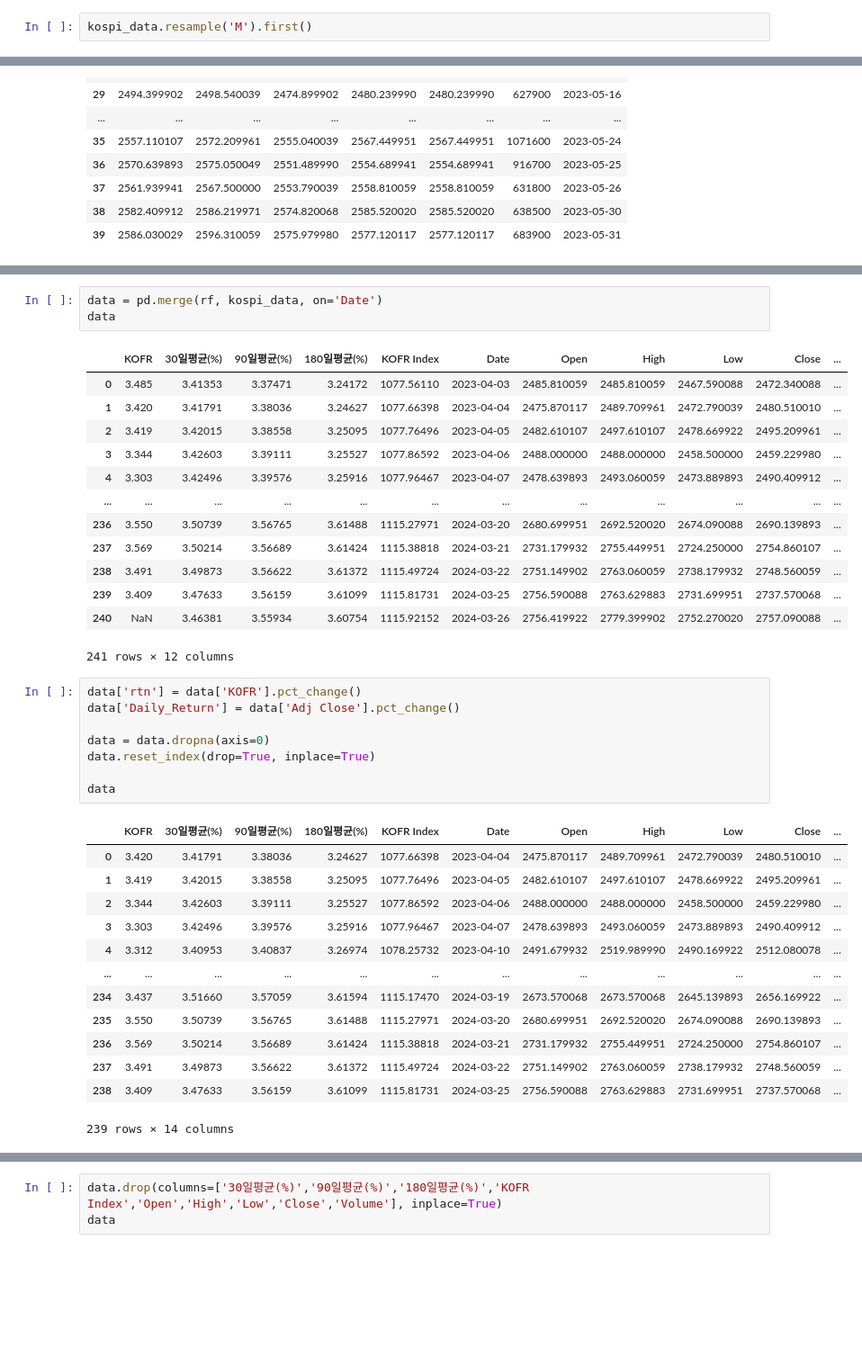
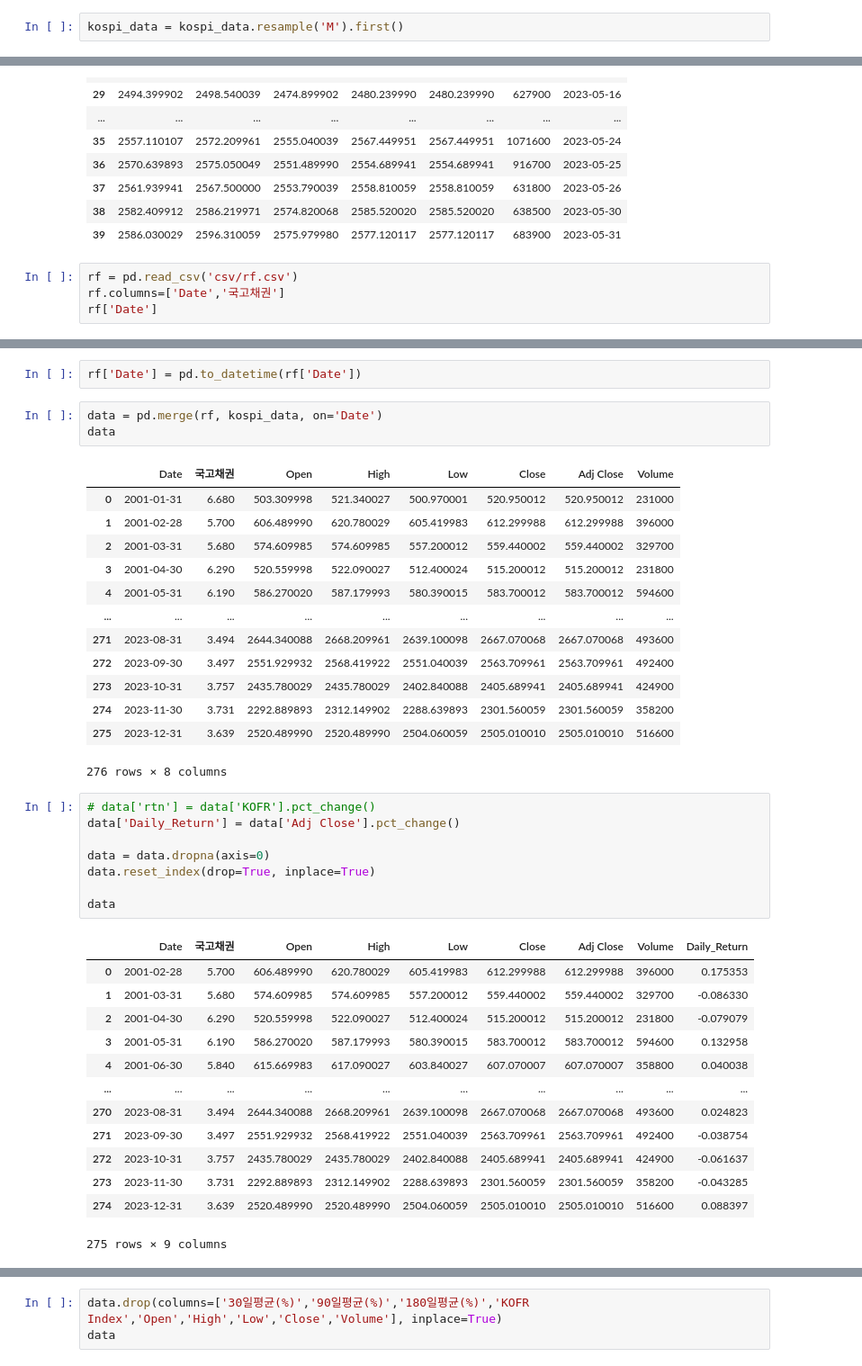
Before and after one commit to minxzzy/hackathon, a Jupyter notebook: 무위험수익률.ipynb, the cells around one changed output, grey strips where cells are left out. Shown at 90% size. Saved outputs shown, nothing was run; the diff lists cells and outputs as text; blank space fills up the shorter version.

```diff
--- a/무위험수익률.ipynb
+++ b/무위험수익률.ipynb
@@ -30,4 +30,4 @@ kospi_data = yf.download('^KS11', start=start_date, end=end_date)
 # %% [output]
 [*********************100%%**********************]  1 of 1 completed
 # %%
-kospi_data.resample('M').first()
+kospi_data = kospi_data.resample('M').first()
@@ -84,3 +69,7 @@ kospi_data[kospi_data['Date'].between('2023-05-01','2023-05-31')]
 | 37 | 2561.939941 | 2567.500000 | 2553.790039 | 2558.810059 | 2558.810059 | 631800 | 2023-05-26 |
 | 38 | 2582.409912 | 2586.219971 | 2574.820068 | 2585.520020 | 2585.520020 | 638500 | 2023-05-30 |
 | 39 | 2586.030029 | 2596.310059 | 2575.979980 | 2577.120117 | 2577.120117 | 683900 | 2023-05-31 |
+# %%
+rf = pd.read_csv('csv/rf.csv')
+rf.columns=['Date','국고채권']
+rf['Date']
@@ -87,39 +89,41 @@ kospi_data[kospi_data['Date'].between('2023-05-01','2023-05-31')]
+# %%
+rf['Date'] = pd.to_datetime(rf['Date'])
 # %%
 data = pd.merge(rf, kospi_data, on='Date')
 data
 # %% [output]
-|  | KOFR | 30일평균(%) | 90일평균(%) | 180일평균(%) | KOFR Index | Date | Open | High | Low | Close | ... |
-| 0 | 3.485 | 3.41353 | 3.37471 | 3.24172 | 1077.56110 | 2023-04-03 | 2485.810059 | 2485.810059 | 2467.590088 | 2472.340088 | ... |
-| 1 | 3.420 | 3.41791 | 3.38036 | 3.24627 | 1077.66398 | 2023-04-04 | 2475.870117 | 2489.709961 | 2472.790039 | 2480.510010 | ... |
-| 2 | 3.419 | 3.42015 | 3.38558 | 3.25095 | 1077.76496 | 2023-04-05 | 2482.610107 | 2497.610107 | 2478.669922 | 2495.209961 | ... |
-| 3 | 3.344 | 3.42603 | 3.39111 | 3.25527 | 1077.86592 | 2023-04-06 | 2488.000000 | 2488.000000 | 2458.500000 | 2459.229980 | ... |
-| 4 | 3.303 | 3.42496 | 3.39576 | 3.25916 | 1077.96467 | 2023-04-07 | 2478.639893 | 2493.060059 | 2473.889893 | 2490.409912 | ... |
-| ... | ... | ... | ... | ... | ... | ... | ... | ... | ... | ... | ... |
-| 236 | 3.550 | 3.50739 | 3.56765 | 3.61488 | 1115.27971 | 2024-03-20 | 2680.699951 | 2692.520020 | 2674.090088 | 2690.139893 | ... |
-| 237 | 3.569 | 3.50214 | 3.56689 | 3.61424 | 1115.38818 | 2024-03-21 | 2731.179932 | 2755.449951 | 2724.250000 | 2754.860107 | ... |
-| 238 | 3.491 | 3.49873 | 3.56622 | 3.61372 | 1115.49724 | 2024-03-22 | 2751.149902 | 2763.060059 | 2738.179932 | 2748.560059 | ... |
-| 239 | 3.409 | 3.47633 | 3.56159 | 3.61099 | 1115.81731 | 2024-03-25 | 2756.590088 | 2763.629883 | 2731.699951 | 2737.570068 | ... |
-| 240 | NaN | 3.46381 | 3.55934 | 3.60754 | 1115.92152 | 2024-03-26 | 2756.419922 | 2779.399902 | 2752.270020 | 2757.090088 | ... |
+|  | Date | 국고채권 | Open | High | Low | Close | Adj Close | Volume |
+| 0 | 2001-01-31 | 6.680 | 503.309998 | 521.340027 | 500.970001 | 520.950012 | 520.950012 | 231000 |
+| 1 | 2001-02-28 | 5.700 | 606.489990 | 620.780029 | 605.419983 | 612.299988 | 612.299988 | 396000 |
+| 2 | 2001-03-31 | 5.680 | 574.609985 | 574.609985 | 557.200012 | 559.440002 | 559.440002 | 329700 |
+| 3 | 2001-04-30 | 6.290 | 520.559998 | 522.090027 | 512.400024 | 515.200012 | 515.200012 | 231800 |
+| 4 | 2001-05-31 | 6.190 | 586.270020 | 587.179993 | 580.390015 | 583.700012 | 583.700012 | 594600 |
+| ... | ... | ... | ... | ... | ... | ... | ... | ... |
+| 271 | 2023-08-31 | 3.494 | 2644.340088 | 2668.209961 | 2639.100098 | 2667.070068 | 2667.070068 | 493600 |
+| 272 | 2023-09-30 | 3.497 | 2551.929932 | 2568.419922 | 2551.040039 | 2563.709961 | 2563.709961 | 492400 |
+| 273 | 2023-10-31 | 3.757 | 2435.780029 | 2435.780029 | 2402.840088 | 2405.689941 | 2405.689941 | 424900 |
+| 274 | 2023-11-30 | 3.731 | 2292.889893 | 2312.149902 | 2288.639893 | 2301.560059 | 2301.560059 | 358200 |
+| 275 | 2023-12-31 | 3.639 | 2520.489990 | 2520.489990 | 2504.060059 | 2505.010010 | 2505.010010 | 516600 |
-241 rows × 12 columns
+276 rows × 8 columns
 # %%
-data['rtn'] = data['KOFR'].pct_change()
+# data['rtn'] = data['KOFR'].pct_change()
 data['Daily_Return'] = data['Adj Close'].pct_change()
 
 data = data.dropna(axis=0)
 data.reset_index(drop=True, inplace=True)
 
 data
 # %% [output]
-|  | KOFR | 30일평균(%) | 90일평균(%) | 180일평균(%) | KOFR Index | Date | Open | High | Low | Close | ... |
-| 0 | 3.420 | 3.41791 | 3.38036 | 3.24627 | 1077.66398 | 2023-04-04 | 2475.870117 | 2489.709961 | 2472.790039 | 2480.510010 | ... |
-| 1 | 3.419 | 3.42015 | 3.38558 | 3.25095 | 1077.76496 | 2023-04-05 | 2482.610107 | 2497.610107 | 2478.669922 | 2495.209961 | ... |
-| 2 | 3.344 | 3.42603 | 3.39111 | 3.25527 | 1077.86592 | 2023-04-06 | 2488.000000 | 2488.000000 | 2458.500000 | 2459.229980 | ... |
-| 3 | 3.303 | 3.42496 | 3.39576 | 3.25916 | 1077.96467 | 2023-04-07 | 2478.639893 | 2493.060059 | 2473.889893 | 2490.409912 | ... |
-| 4 | 3.312 | 3.40953 | 3.40837 | 3.26974 | 1078.25732 | 2023-04-10 | 2491.679932 | 2519.989990 | 2490.169922 | 2512.080078 | ... |
-| ... | ... | ... | ... | ... | ... | ... | ... | ... | ... | ... | ... |
-| 234 | 3.437 | 3.51660 | 3.57059 | 3.61594 | 1115.17470 | 2024-03-19 | 2673.570068 | 2673.570068 | 2645.139893 | 2656.169922 | ... |
-| 235 | 3.550 | 3.50739 | 3.56765 | 3.61488 | 1115.27971 | 2024-03-20 | 2680.699951 | 2692.520020 | 2674.090088 | 2690.139893 | ... |
-| 236 | 3.569 | 3.50214 | 3.56689 | 3.61424 | 1115.38818 | 2024-03-21 | 2731.179932 | 2755.449951 | 2724.250000 | 2754.860107 | ... |
-| 237 | 3.491 | 3.49873 | 3.56622 | 3.61372 | 1115.49724 | 2024-03-22 | 2751.149902 | 2763.060059 | 2738.179932 | 2748.560059 | ... |
-| 238 | 3.409 | 3.47633 | 3.56159 | 3.61099 | 1115.81731 | 2024-03-25 | 2756.590088 | 2763.629883 | 2731.699951 | 2737.570068 | ... |
+|  | Date | 국고채권 | Open | High | Low | Close | Adj Close | Volume | Daily_Return |
+| 0 | 2001-02-28 | 5.700 | 606.489990 | 620.780029 | 605.419983 | 612.299988 | 612.299988 | 396000 | 0.175353 |
+| 1 | 2001-03-31 | 5.680 | 574.609985 | 574.609985 | 557.200012 | 559.440002 | 559.440002 | 329700 | -0.086330 |
+| 2 | 2001-04-30 | 6.290 | 520.559998 | 522.090027 | 512.400024 | 515.200012 | 515.200012 | 231800 | -0.079079 |
+| 3 | 2001-05-31 | 6.190 | 586.270020 | 587.179993 | 580.390015 | 583.700012 | 583.700012 | 594600 | 0.132958 |
+| 4 | 2001-06-30 | 5.840 | 615.669983 | 617.090027 | 603.840027 | 607.070007 | 607.070007 | 358800 | 0.040038 |
+| ... | ... | ... | ... | ... | ... | ... | ... | ... | ... |
+| 270 | 2023-08-31 | 3.494 | 2644.340088 | 2668.209961 | 2639.100098 | 2667.070068 | 2667.070068 | 493600 | 0.024823 |
+| 271 | 2023-09-30 | 3.497 | 2551.929932 | 2568.419922 | 2551.040039 | 2563.709961 | 2563.709961 | 492400 | -0.038754 |
+| 272 | 2023-10-31 | 3.757 | 2435.780029 | 2435.780029 | 2402.840088 | 2405.689941 | 2405.689941 | 424900 | -0.061637 |
+| 273 | 2023-11-30 | 3.731 | 2292.889893 | 2312.149902 | 2288.639893 | 2301.560059 | 2301.560059 | 358200 | -0.043285 |
+| 274 | 2023-12-31 | 3.639 | 2520.489990 | 2520.489990 | 2504.060059 | 2505.010010 | 2505.010010 | 516600 | 0.088397 |
-239 rows × 14 columns
+275 rows × 9 columns
```
Also changed, not shown: parts of 6 cells of this notebook, 15 other files.
